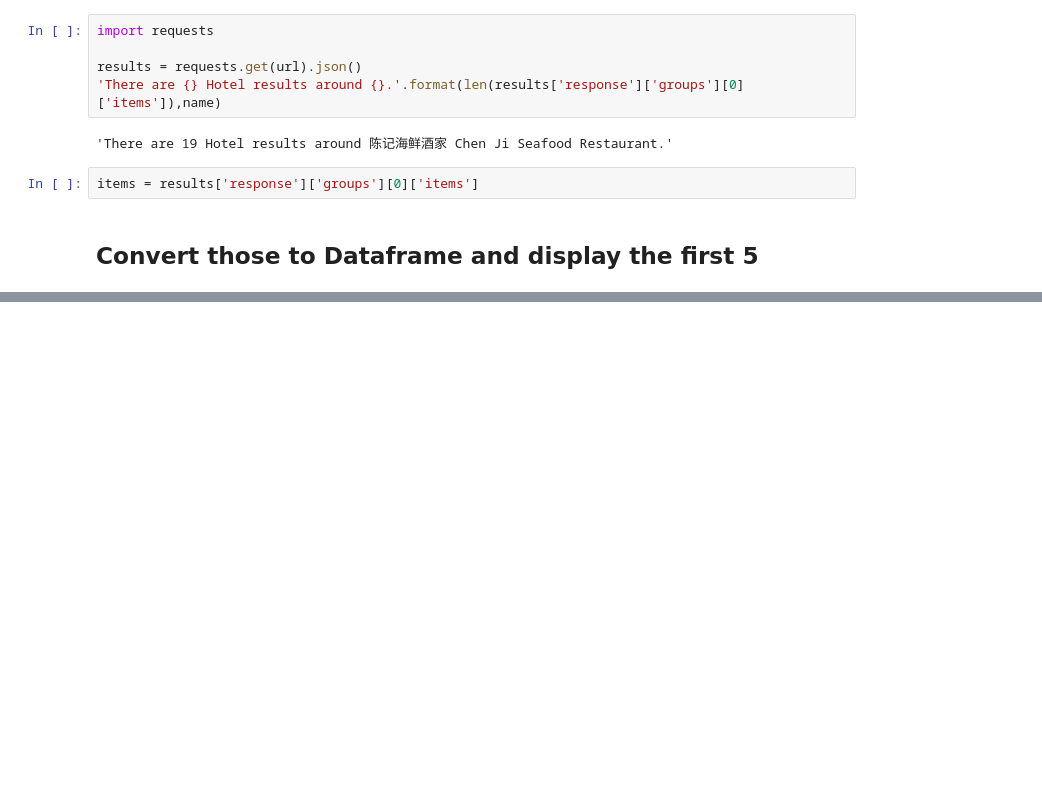
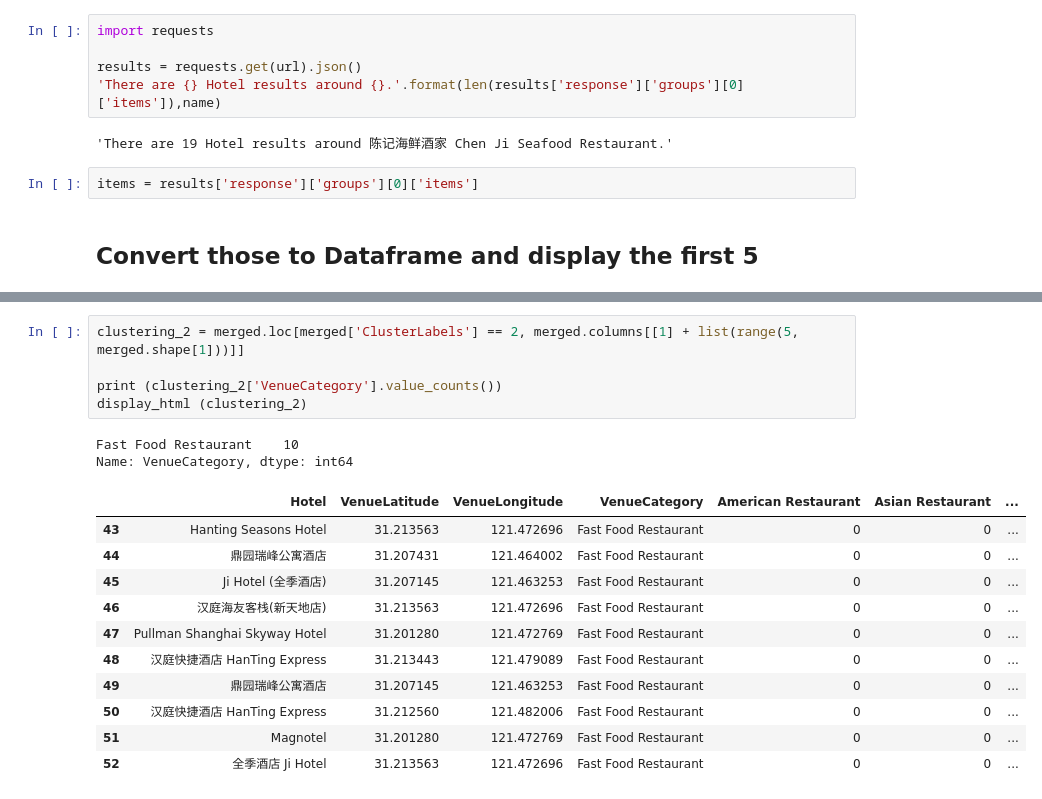
Before and after one commit to csloz/Coursera_Capstone, a Jupyter notebook: Neighbourhood Battles.ipynb, the cells around one changed output, grey strips where cells are left out. Saved outputs shown, nothing was run; the diff lists cells and outputs as text; blank space fills up the shorter version.

```diff
--- a/Neighbourhood Battles.ipynb
+++ b/Neighbourhood Battles.ipynb
@@ -480,0 +728,19 @@ map_clusters
+# %%
+clustering_2 = merged.loc[merged['ClusterLabels'] == 2, merged.columns[[1] + list(range(5, merged.shape[1]))]]
+
+print (clustering_2['VenueCategory'].value_counts())
+display_html (clustering_2)
+# %% [output]
+Fast Food Restaurant    10
+Name: VenueCategory, dtype: int64
+|  | Hotel | VenueLatitude | VenueLongitude | VenueCategory | American Restaurant | Asian Restaurant | ... |
+| 43 | Hanting Seasons Hotel | 31.213563 | 121.472696 | Fast Food Restaurant | 0 | 0 | ... |
+| 44 | 鼎园瑞峰公寓酒店 | 31.207431 | 121.464002 | Fast Food Restaurant | 0 | 0 | ... |
+| 45 | Ji Hotel (全季酒店) | 31.207145 | 121.463253 | Fast Food Restaurant | 0 | 0 | ... |
+| 46 | 汉庭海友客栈(新天地店) | 31.213563 | 121.472696 | Fast Food Restaurant | 0 | 0 | ... |
+| 47 | Pullman Shanghai Skyway Hotel | 31.201280 | 121.472769 | Fast Food Restaurant | 0 | 0 | ... |
+| 48 | 汉庭快捷酒店 HanTing Express | 31.213443 | 121.479089 | Fast Food Restaurant | 0 | 0 | ... |
+| 49 | 鼎园瑞峰公寓酒店 | 31.207145 | 121.463253 | Fast Food Restaurant | 0 | 0 | ... |
+| 50 | 汉庭快捷酒店 HanTing Express | 31.212560 | 121.482006 | Fast Food Restaurant | 0 | 0 | ... |
+| 51 | Magnotel | 31.201280 | 121.472769 | Fast Food Restaurant | 0 | 0 | ... |
+| 52 | 全季酒店 Ji Hotel | 31.213563 | 121.472696 | Fast Food Restaurant | 0 | 0 | ... |
```
Also changed, not shown: parts of 46 cells of this notebook.
